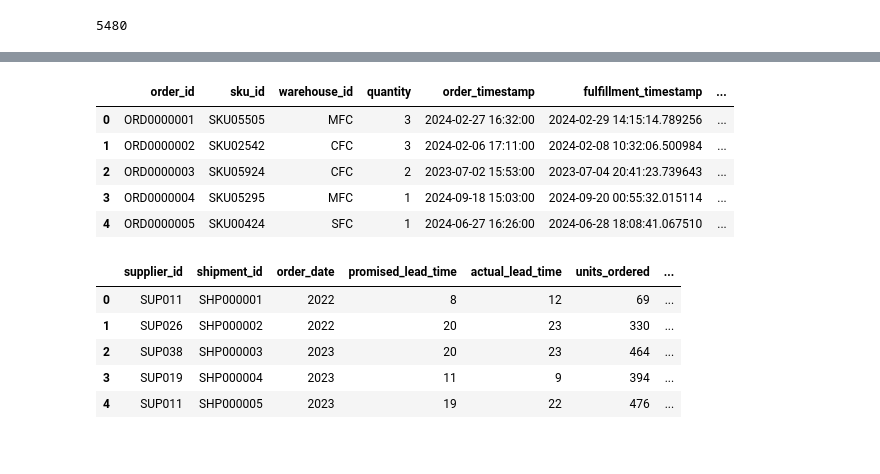
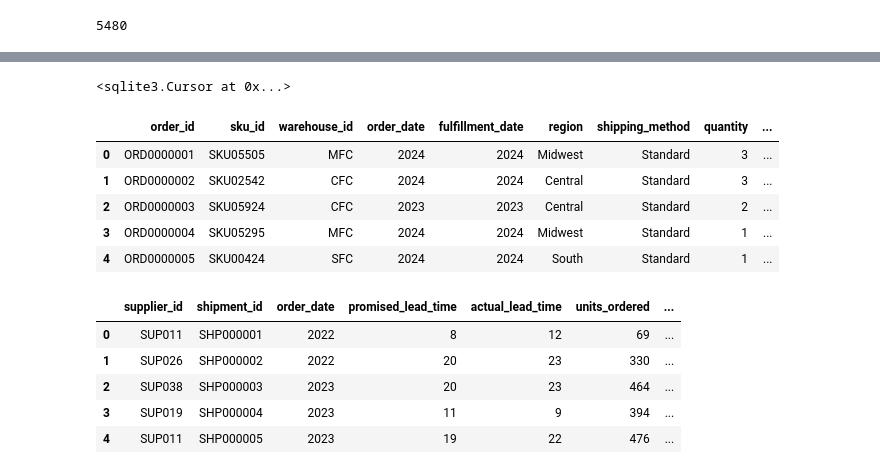
Before and after one commit to Jaylundharris/Supply_Chain_Project, a Jupyter notebook: notebooks/01_data_exploration.ipynb, the cells around one changed output, grey strips where cells are left out. Saved outputs shown, nothing was run; the diff lists cells and outputs as text; code cells hidden in the pictures.

```diff
--- a/notebooks/01_data_exploration.ipynb
+++ b/notebooks/01_data_exploration.ipynb
@@ -192,6 +193,7 @@ memory usage: 385.4+ KB
 | 75% | 90.130000 | 91.562500 | 1029.000000 | 1154.250000 | 611.485000 | 4.000000 | 2.000000 |
 | max | 141.140000 | 155.510000 | 2464.000000 | 2206.000000 | 946.620000 | 11.000000 | 7.000000 |
 # %%
+conn = sqlite3.connect("../data/processed/HGFN.db")
 warehouse.to_sql("warehouse", conn, if_exists="replace", index=False)
 # %% [output]
 5480
@@ -220,30 +200,38 @@ pd.read_sql("""
+# %%
+conn.execute("DROP VIEW IF EXISTS orders_clean;")
+conn.execute("DROP VIEW IF EXISTS supplier_clean;")
+conn.execute("DROP VIEW IF EXISTS inventory_clean;")
+conn.execute("DROP VIEW IF EXISTS warehouse_clean;")
+# %% [output]
+<sqlite3.Cursor at 0x...>
 # %%
 orders_clean_sql = """
 CREATE VIEW IF NOT EXISTS orders_clean AS
 SELECT
     order_id,
     sku_id,
     warehouse_id,
     CAST(order_timestamp AS DATE) AS order_date,
     CAST(fulfillment_timestamp AS DATE) AS fulfillment_date,
     region,
     shipping_method,
     quantity,
     fulfillment_time_hours,
     delivery_time_days,
     -- NEW column: time from order to fulfillment
     (JULIANDAY(fulfillment_timestamp) - JULIANDAY(order_timestamp)) AS days_to_fulfill
-FROM order_fulfillment;
+FROM orders;
 """
 conn.execute(orders_clean_sql)
-pd.read_sql("SELECT * FROM orders LIMIT 5", conn)
+
+pd.read_sql("SELECT * FROM orders_clean LIMIT 5", conn)
 # %% [output]
-|  | order_id | sku_id | warehouse_id | quantity | order_timestamp | fulfillment_timestamp | ... |
-| 0 | ORD0000001 | SKU05505 | MFC | 3 | 2024-02-27 16:32:00 | 2024-02-29 14:15:14.789256 | ... |
-| 1 | ORD0000002 | SKU02542 | CFC | 3 | 2024-02-06 17:11:00 | 2024-02-08 10:32:06.500984 | ... |
-| 2 | ORD0000003 | SKU05924 | CFC | 2 | 2023-07-02 15:53:00 | 2023-07-04 20:41:23.739643 | ... |
-| 3 | ORD0000004 | SKU05295 | MFC | 1 | 2024-09-18 15:03:00 | 2024-09-20 00:55:32.015114 | ... |
-| 4 | ORD0000005 | SKU00424 | SFC | 1 | 2024-06-27 16:26:00 | 2024-06-28 18:08:41.067510 | ... |
+|  | order_id | sku_id | warehouse_id | order_date | fulfillment_date | region | shipping_method | quantity | ... |
+| 0 | ORD0000001 | SKU05505 | MFC | 2024 | 2024 | Midwest | Standard | 3 | ... |
+| 1 | ORD0000002 | SKU02542 | CFC | 2024 | 2024 | Central | Standard | 3 | ... |
+| 2 | ORD0000003 | SKU05924 | CFC | 2023 | 2023 | Central | Standard | 2 | ... |
+| 3 | ORD0000004 | SKU05295 | MFC | 2024 | 2024 | Midwest | Standard | 1 | ... |
+| 4 | ORD0000005 | SKU00424 | SFC | 2024 | 2024 | South | Standard | 1 | ... |
 # %%
 supplier_clean_sql = """
 CREATE VIEW supplier_clean AS
```
Also changed, not shown: parts of 11 cells of this notebook, 2 other files.
